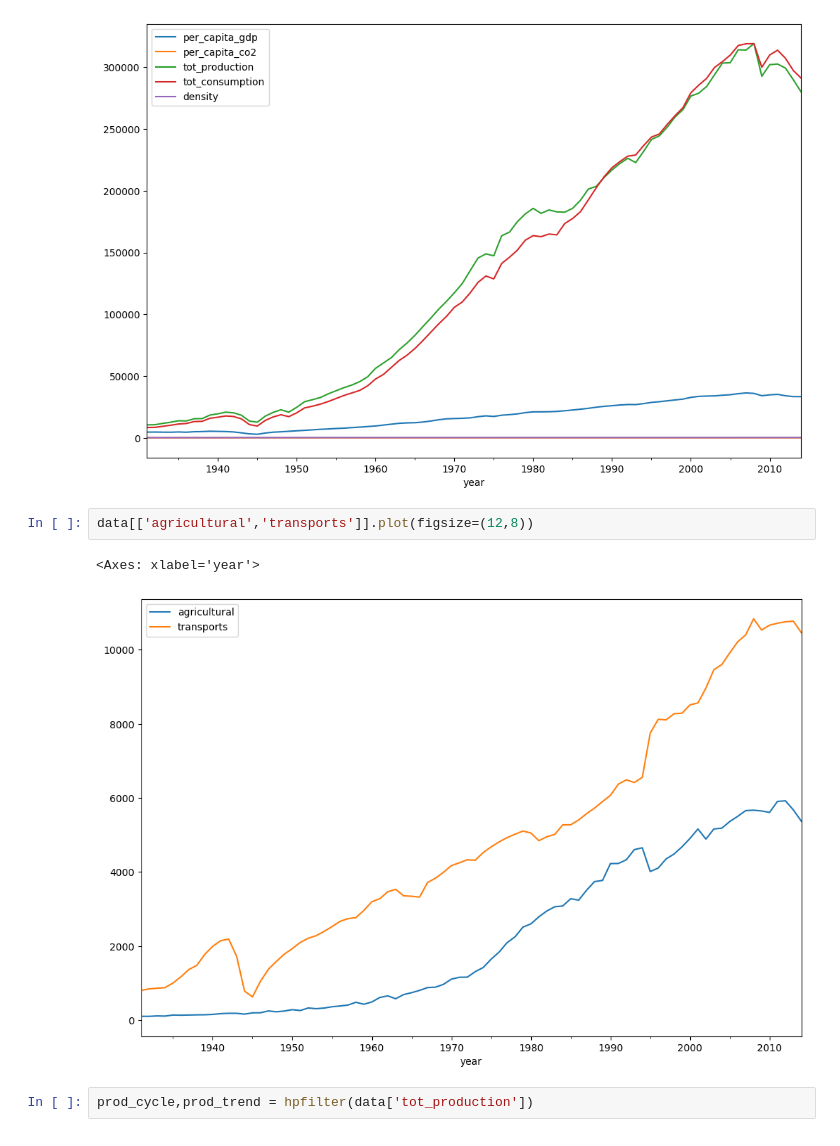
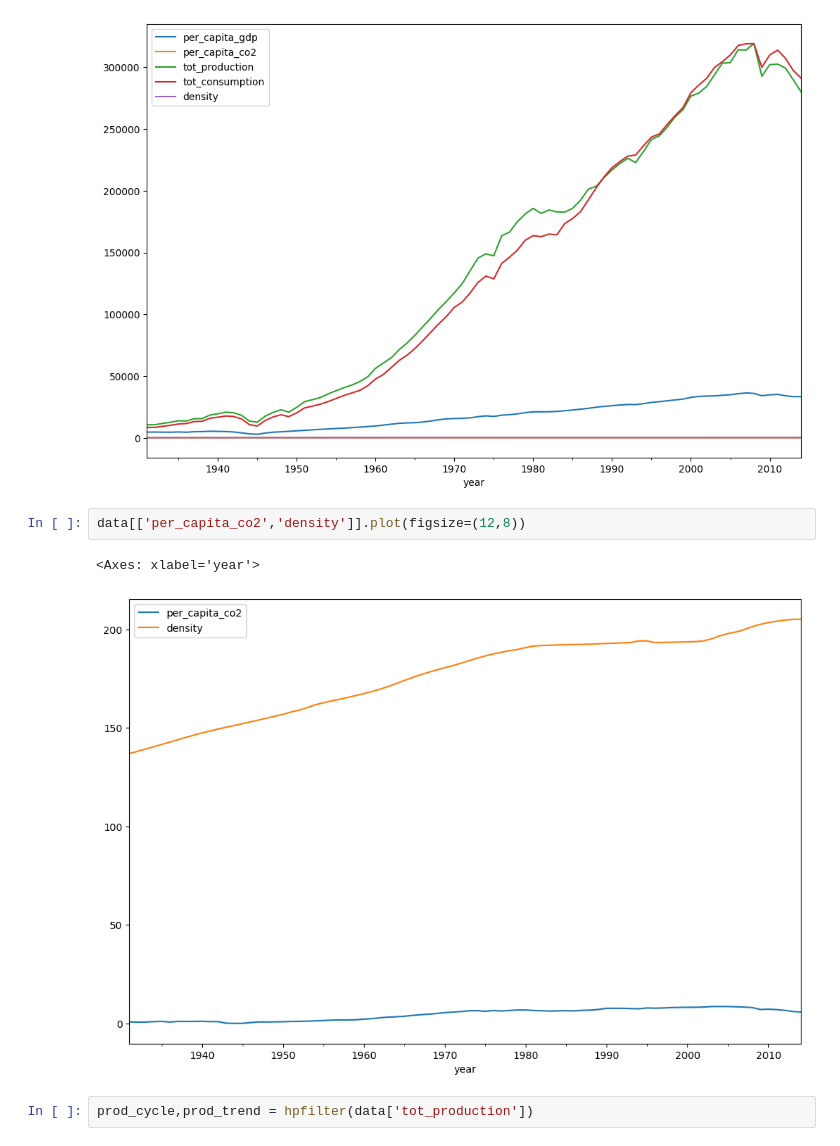
Before and after one commit to depa-tto/Multivariate-Time-Series-project, a Jupyter notebook: time_series_project.ipynb, the cells around one changed output. Drawn from its saved outputs; the diff is of its cells as text.

```diff
--- a/time_series_project.ipynb
+++ b/time_series_project.ipynb
@@ -380,10 +380,10 @@ data[['per_capita_gdp','per_capita_co2','tot_production','tot_consumption','dens
 <Axes: xlabel='year'>
 [figure]
 # %%
-data[['agricultural','transports']].plot(figsize=(12,8))
+data[['per_capita_co2','density']].plot(figsize=(12,8))
 # %% [output]
 <Axes: xlabel='year'>
-[figure, old version]
+[figure, new version]
 # %%
 prod_cycle,prod_trend = hpfilter(data['tot_production'])
 # %%
```
Also changed, not shown: parts of 13 cells of this notebook.
